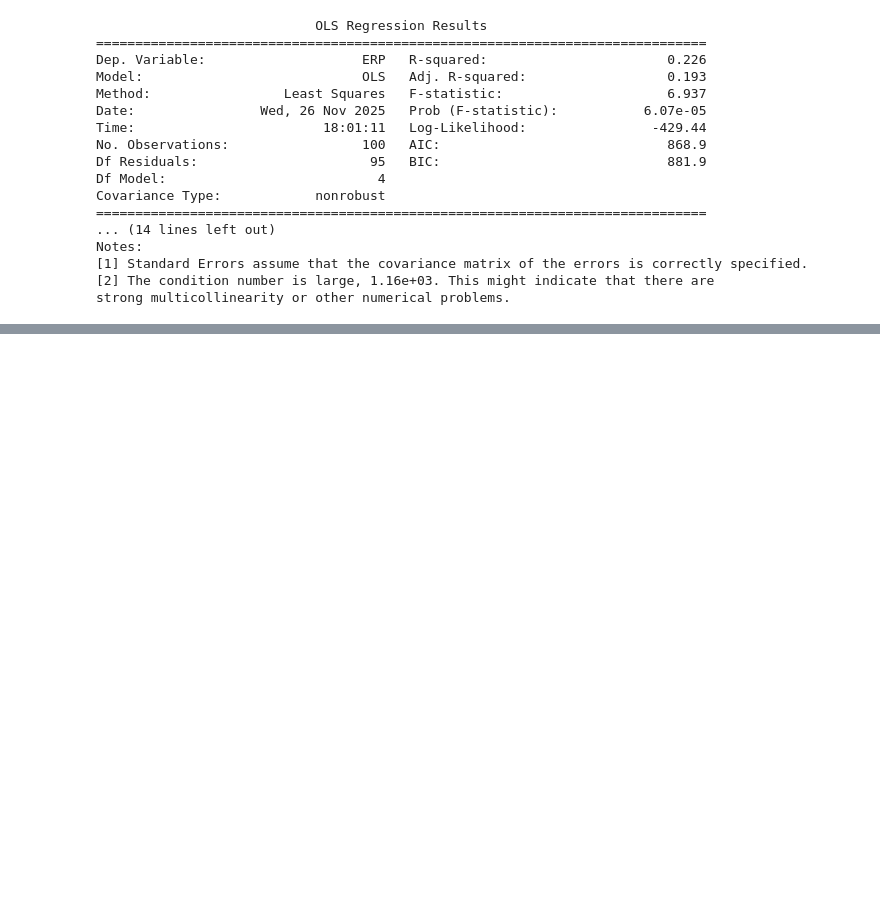
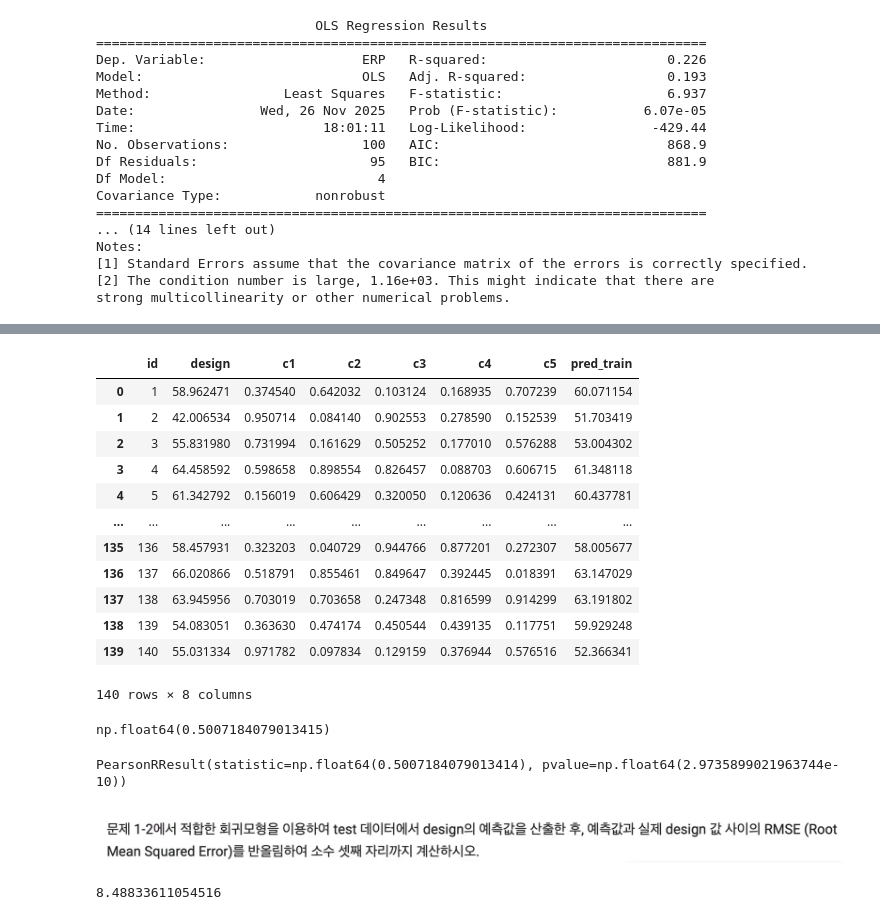
Before and after one commit to walker0625/bigdata-analysis-engineer-license, a Jupyter notebook: 4. test/3. judge.ipynb, the cells around one changed output, grey strips where cells are left out. Cells and saved outputs as stored; diff of their text form; code cells hidden in the pictures; blank space fills up the shorter version.

Commit message:
feat : test to 9

```diff
--- a/4. test/3. judge.ipynb
+++ b/4. test/3. judge.ipynb
@@ -160,0 +292,7 @@ strong multicollinearity or other numerical problems.
+# %%
+import pandas as pd
+
+train = pd.read_csv('design.csv')[:140]
+test = pd.read_csv('design.csv')[140:]
+
+train.shape, test.shape
@@ -160,0 +343,33 @@ strong multicollinearity or other numerical problems.
+# %%
+from statsmodels.formula.api import ols
+
+formula = 'design ~ c1 + c2 + c4'
+model = ols(formula, data=train).fit()
+train['pred_train'] = model.predict(train)
+train
+# %% [output]
+|  | id | design | c1 | c2 | c3 | c4 | c5 | pred_train |
+| 0 | 1 | 58.962471 | 0.374540 | 0.642032 | 0.103124 | 0.168935 | 0.707239 | 60.071154 |
+| 1 | 2 | 42.006534 | 0.950714 | 0.084140 | 0.902553 | 0.278590 | 0.152539 | 51.703419 |
+| 2 | 3 | 55.831980 | 0.731994 | 0.161629 | 0.505252 | 0.177010 | 0.576288 | 53.004302 |
+| 3 | 4 | 64.458592 | 0.598658 | 0.898554 | 0.826457 | 0.088703 | 0.606715 | 61.348118 |
+| 4 | 5 | 61.342792 | 0.156019 | 0.606429 | 0.320050 | 0.120636 | 0.424131 | 60.437781 |
+| ... | ... | ... | ... | ... | ... | ... | ... | ... |
+| 135 | 136 | 58.457931 | 0.323203 | 0.040729 | 0.944766 | 0.877201 | 0.272307 | 58.005677 |
+| 136 | 137 | 66.020866 | 0.518791 | 0.855461 | 0.849647 | 0.392445 | 0.018391 | 63.147029 |
+| 137 | 138 | 63.945956 | 0.703019 | 0.703658 | 0.247348 | 0.816599 | 0.914299 | 63.191802 |
+| 138 | 139 | 54.083051 | 0.363630 | 0.474174 | 0.450544 | 0.439135 | 0.117751 | 59.929248 |
+| 139 | 140 | 55.031334 | 0.971782 | 0.097834 | 0.129159 | 0.376944 | 0.576516 | 52.366341 |
+140 rows × 8 columns
+# %%
+train['design'].corr(train['pred_train'])
+# %% [output]
+np.float64(0.5007184079013415)
+# %%
+from scipy.stats import pearsonr
+
+pearsonr(train['design'], train['pred_train'])
+# %% [output]
+PearsonRResult(statistic=np.float64(0.5007184079013414), pvalue=np.float64(2.9735899021963744e-10))
+# %% [markdown]
+![image.png](attachment:image.png)
@@ -160,0 +378,6 @@ strong multicollinearity or other numerical problems.
+# %%
+from sklearn.metrics import root_mean_squared_error
+
+root_mean_squared_error(test['design'], test['pred_design'])
+# %% [output]
+8.48833611054516
```
Also changed, not shown: parts of 23 cells of this notebook, 17 other files.
